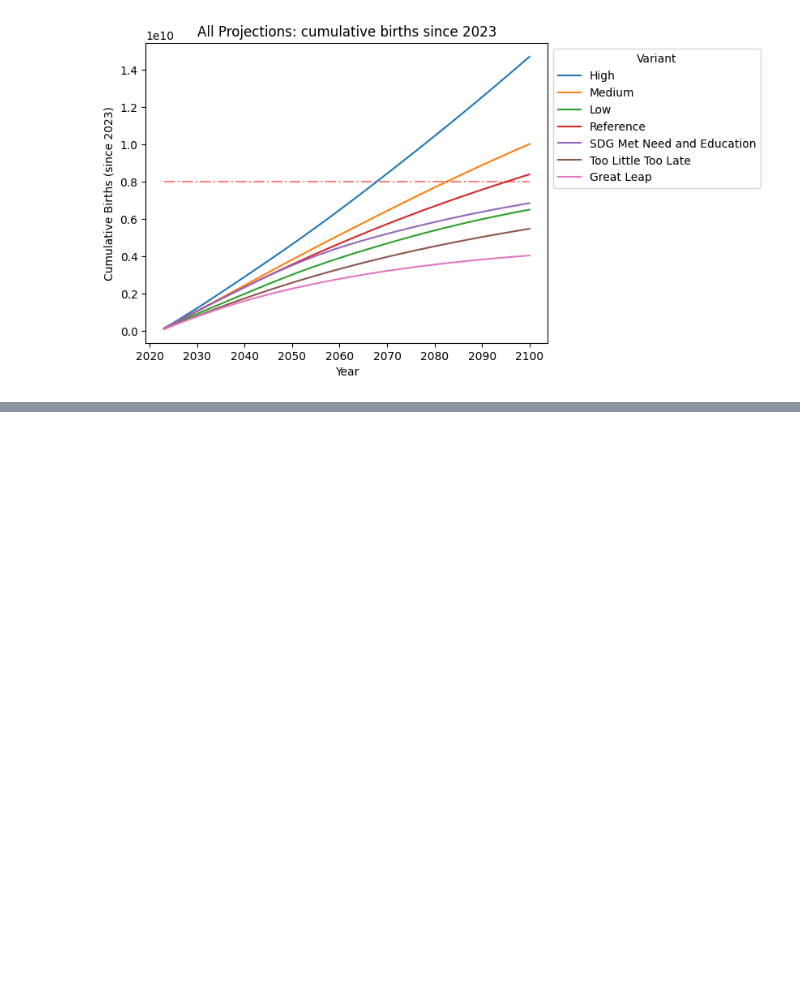
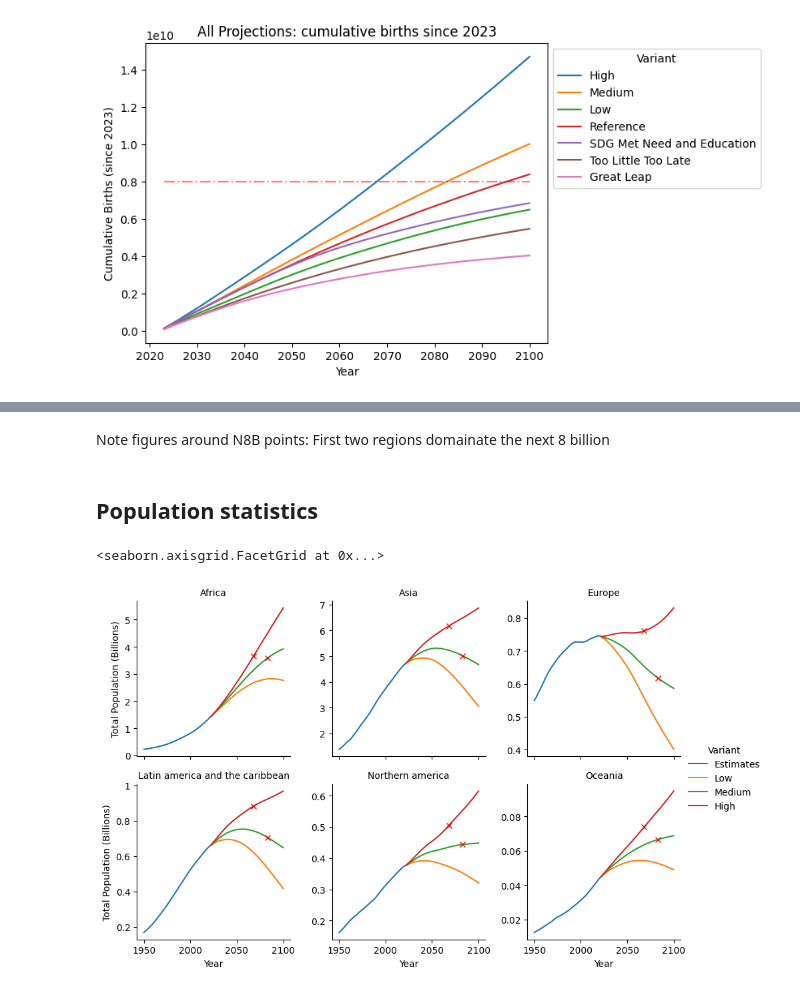
Before and after one commit to Niallfealty/n8b_un_foundation, a Jupyter notebook: model_analysis/exploratory/notebooks/initial_results/InitialResultsPresentation.ipynb, the cells around one changed output, grey strips where cells are left out. Drawn from its saved outputs; the diff is of its cells as text; code cells hidden in the pictures; blank space fills up the shorter version.

```diff
--- a/model_analysis/exploratory/notebooks/initial_results/InitialResultsPresentation.ipynb
+++ b/model_analysis/exploratory/notebooks/initial_results/InitialResultsPresentation.ipynb
@@ -65,4 +75,6 @@ df_all_locs = concat(
     ])
 
 metadata = read_csv("../../data/metadata/UNSD — Methodology.csv", delimiter=";")
+
+n8b = read_csv("../../data/prepared_data/date_for_8bn.csv").loc[:,["scenario_name","year_id"]]
 # %%
@@ -194,0 +254,18 @@ Name: count, Length: 284, dtype: int64
+# %% [markdown]
+Note figures around N8B points: First two regions domainate the next 8 billion
+# %% [markdown]
+## Population statistics
+# %%
+f = FacetGrid(data=df_regional,
+                  col="Region, subregion, country or area *",
+                  hue="Variant",
+                  col_wrap=3,
+                  sharex=True,
+                  sharey=False)
+f.map(line_scaled, "Year", "Total Population (Billions)",)
+f.map(plot_n8b_points, "Year", "Total Population (Billions)")
+f.set_titles("{col_name}")
+f.add_legend()
+# %% [output]
+<seaborn.axisgrid.FacetGrid at 0x...>
+[figure, added]
```
Also changed, not shown: parts of 31 cells of this notebook.
